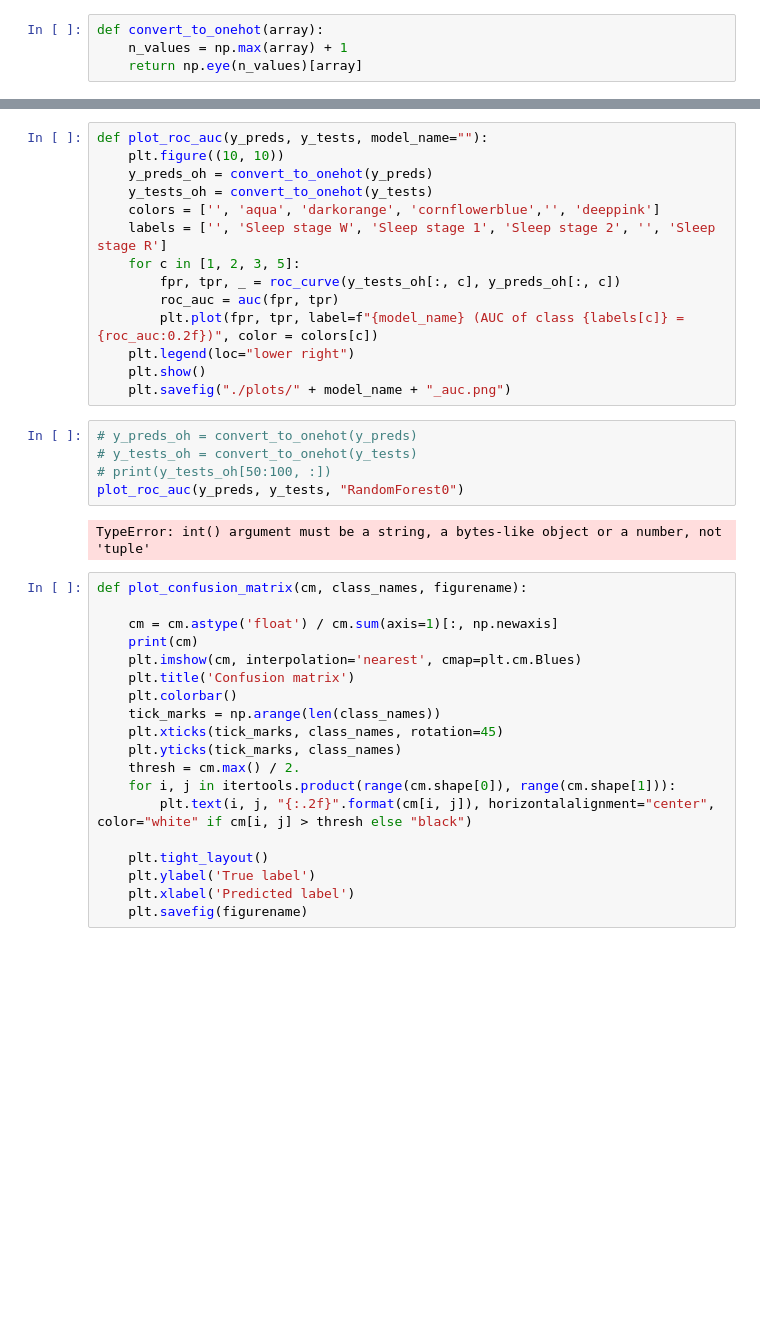
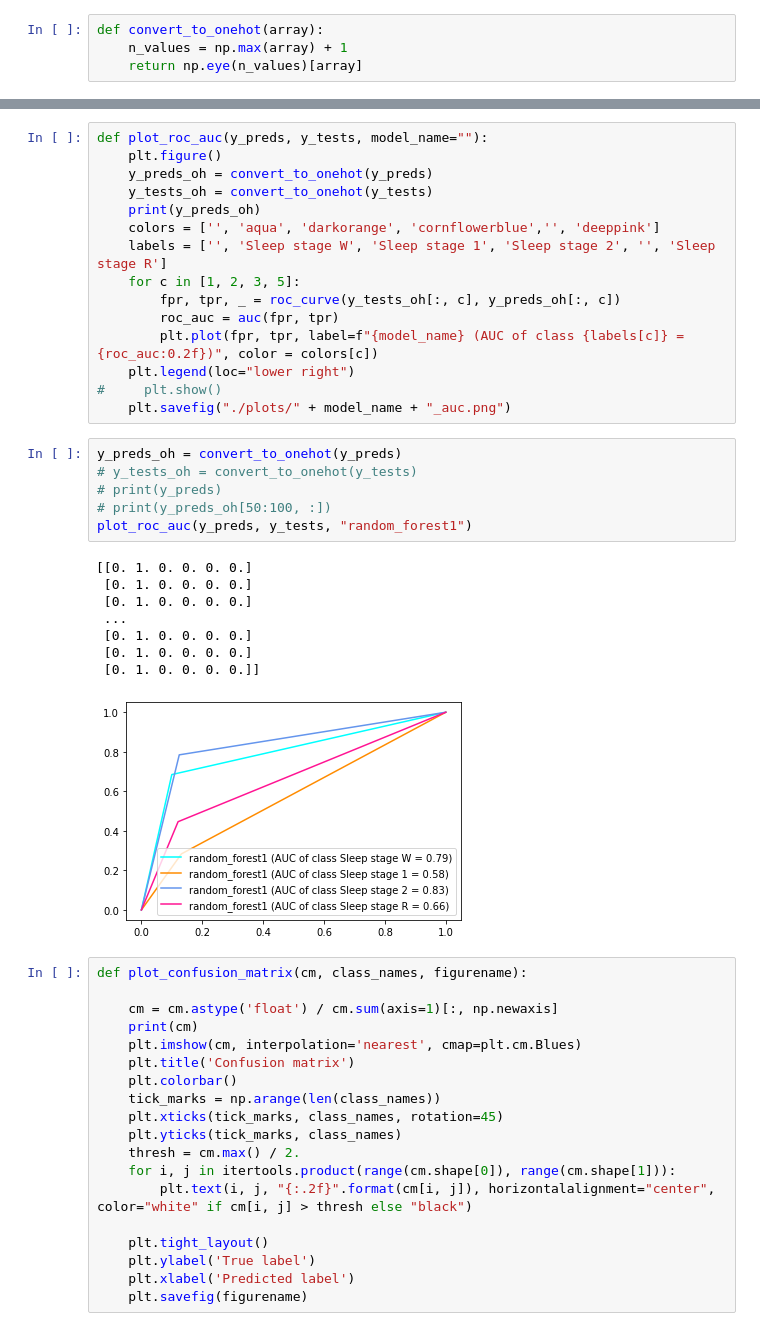
Before and after one commit to byhyu/sleep-stage-classification, a Jupyter notebook: playground/RandomForest.ipynb, the cells around one changed output, grey strips where cells are left out. Saved outputs shown, nothing was run; the diff lists cells and outputs as text; blank space fills up the shorter version.

```diff
--- a/playground/RandomForest.ipynb
+++ b/playground/RandomForest.ipynb
@@ -343,8 +352,9 @@ Loading data for 1024 events and 3000 original time points ...
 # %%
 def plot_roc_auc(y_preds, y_tests, model_name=""):
-    plt.figure((10, 10))
+    plt.figure()
     y_preds_oh = convert_to_onehot(y_preds)
     y_tests_oh = convert_to_onehot(y_tests)
+    print(y_preds_oh)
     colors = ['', 'aqua', 'darkorange', 'cornflowerblue','', 'deeppink']
     labels = ['', 'Sleep stage W', 'Sleep stage 1', 'Sleep stage 2', '', 'Sleep stage R']
     for c in [1, 2, 3, 5]:
@@ -352,15 +362,23 @@ def plot_roc_auc(y_preds, y_tests, model_name=""):
         roc_auc = auc(fpr, tpr)
         plt.plot(fpr, tpr, label=f"{model_name} (AUC of class {labels[c]} = {roc_auc:0.2f})", color = colors[c])
     plt.legend(loc="lower right")
-    plt.show()
+#     plt.show()
     plt.savefig("./plots/" + model_name + "_auc.png")
 # %%
-# y_preds_oh = convert_to_onehot(y_preds)
+y_preds_oh = convert_to_onehot(y_preds)
 # y_tests_oh = convert_to_onehot(y_tests)
-# print(y_tests_oh[50:100, :])
-plot_roc_auc(y_preds, y_tests, "RandomForest0")
+# print(y_preds)
+# print(y_preds_oh[50:100, :])
+plot_roc_auc(y_preds, y_tests, "random_forest1")
 # %% [output]
-TypeError: int() argument must be a string, a bytes-like object or a number, not 'tuple'
+[[0. 1. 0. 0. 0. 0.]
+ [0. 1. 0. 0. 0. 0.]
+ [0. 1. 0. 0. 0. 0.]
+ ...
+ [0. 1. 0. 0. 0. 0.]
+ [0. 1. 0. 0. 0. 0.]
+ [0. 1. 0. 0. 0. 0.]]
+[figure, added]
 # %%
 def plot_confusion_matrix(cm, class_names, figurename):
 
```
Also changed, not shown: parts of 5 cells of this notebook, 10 other files.
